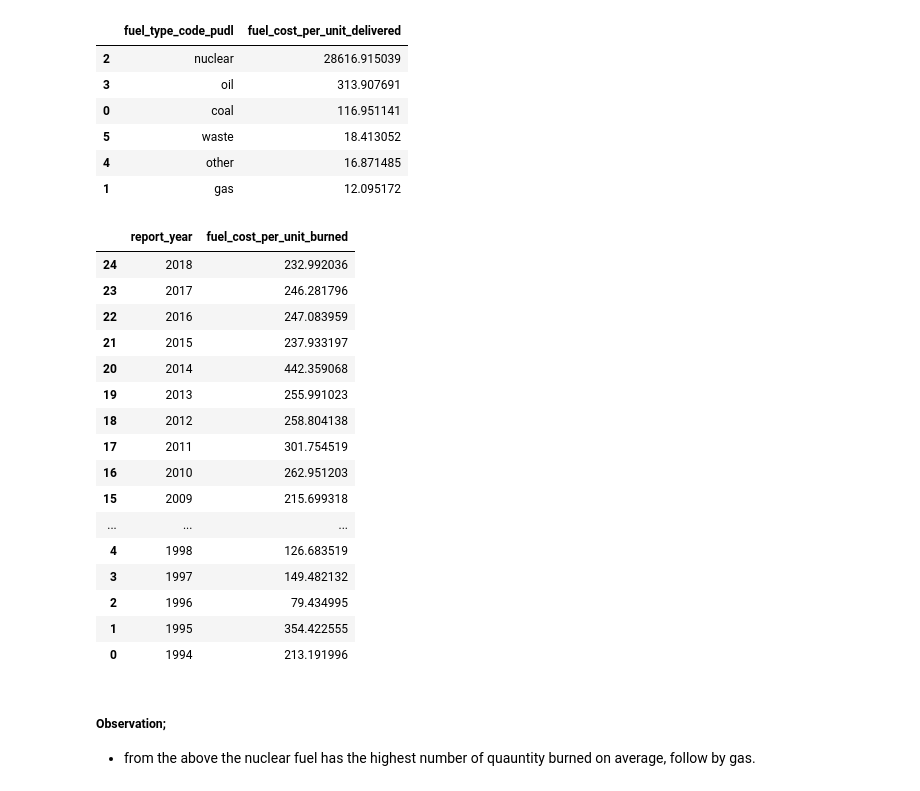
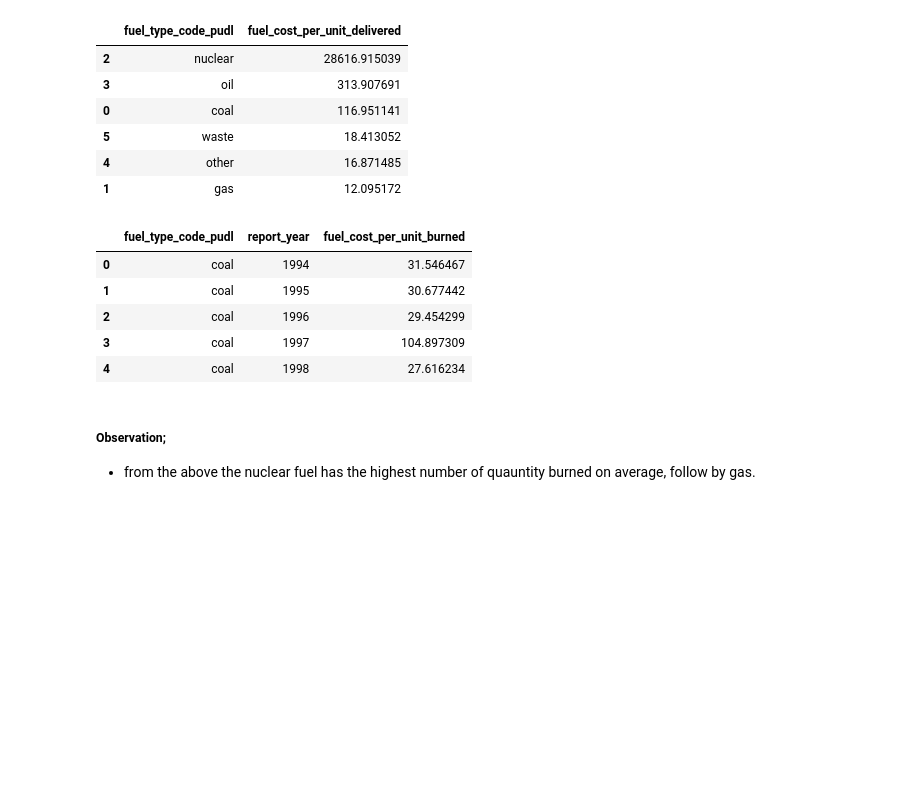
Before and after one commit to abiolaks/Hamoye_internship, a Jupyter notebook: Exploratory Analysis Of Electric Utilities Report Dataset.ipynb, the cells around one changed output. Drawn from its saved outputs; the diff is of its cells as text; code cells hidden in the pictures; blank space fills up the shorter version.

```diff
--- a/Exploratory Analysis Of Electric Utilities Report Dataset.ipynb
+++ b/Exploratory Analysis Of Electric Utilities Report Dataset.ipynb
@@ -450,25 +450,15 @@ fuel_data[["fuel_type_code_pudl", "fuel_cost_per_unit_delivered"]].groupby(['fue
 | 4 | other | 16.871485 |
 | 1 | gas | 12.095172 |
 # %%
-fuel_data[["report_year", "fuel_cost_per_unit_burned"]].groupby(['report_year'], as_index=False).mean().sort_values(by='report_year', ascending=False)
+f=fuel_data[["report_year", "fuel_cost_per_unit_burned","fuel_type_code_pudl"]].groupby(['fuel_type_code_pudl', 'report_year'], as_index=False).mean()
+f.head()#.sort_values(by='report_year', ascending=False)
 # %% [output]
-|  | report_year | fuel_cost_per_unit_burned |
-| 24 | 2018 | 232.992036 |
-| 23 | 2017 | 246.281796 |
-| 22 | 2016 | 247.083959 |
-| 21 | 2015 | 237.933197 |
-| 20 | 2014 | 442.359068 |
-| 19 | 2013 | 255.991023 |
-| 18 | 2012 | 258.804138 |
-| 17 | 2011 | 301.754519 |
-| 16 | 2010 | 262.951203 |
-| 15 | 2009 | 215.699318 |
-| ... | ... | ... |
-| 4 | 1998 | 126.683519 |
-| 3 | 1997 | 149.482132 |
-| 2 | 1996 | 79.434995 |
-| 1 | 1995 | 354.422555 |
-| 0 | 1994 | 213.191996 |
+|  | fuel_type_code_pudl | report_year | fuel_cost_per_unit_burned |
+| 0 | coal | 1994 | 31.546467 |
+| 1 | coal | 1995 | 30.677442 |
+| 2 | coal | 1996 | 29.454299 |
+| 3 | coal | 1997 | 104.897309 |
+| 4 | coal | 1998 | 27.616234 |
 # %% [markdown]
 ##### Observation;
 * from the above the nuclear fuel has the highest number of quauntity burned on average, follow by gas.
```
Also changed, not shown: parts of 5 cells of this notebook, 5 other files.
